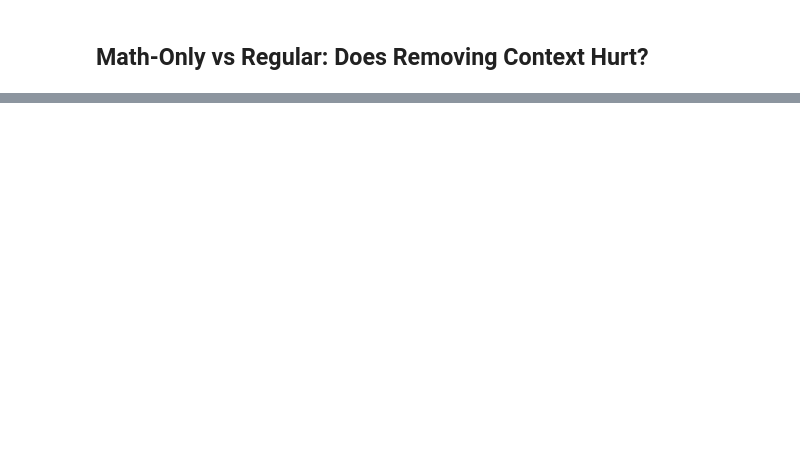
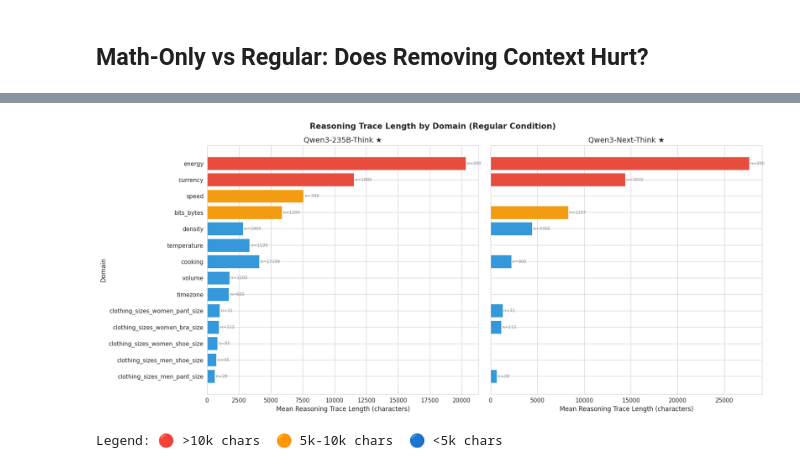
Before and after one commit to janewarren/math_gender, a Jupyter notebook: conversion_test/analyze_results.ipynb, the cells around one changed output, grey strips where cells are left out. Cells and saved outputs as stored; diff of their text form; code cells hidden in the pictures; blank space fills up the shorter version.

```diff
--- a/conversion_test/analyze_results.ipynb
+++ b/conversion_test/analyze_results.ipynb
@@ -573,0 +626,41 @@ Qwen3-Next-Think ★            -11.5               -0.3        5
+# %%
+# ── Reasoning trace length by domain (regular condition) ─────────
+df_reg_reason = df_reasoning[df_reasoning['condition'] == 'regular']
+
+# Aggregate: mean reasoning length per model × domain
+reason_by_domain = df_reg_reason.groupby(['display_name', 'domain'])['reasoning_len'].agg(
+    ['mean', 'median', 'count']
+).reset_index()
+
+# Sort domains by average reasoning length across both models
+domain_order = (reason_by_domain.groupby('domain')['mean']
+                .mean().sort_values(ascending=True).index.tolist())
+
+fig, axes = plt.subplots(1, 2, figsize=(18, 8), sharey=True)
+
+for ax, model_name in zip(axes, ['Qwen3-235B-Think ★', 'Qwen3-Next-Think ★']):
+    mdata = reason_by_domain[reason_by_domain['display_name'] == model_name]
+    mdata = mdata.set_index('domain').reindex(domain_order)
+
+    colors = ['#e74c3c' if m > 10000 else '#f39c12' if m > 5000 else '#3498db'
+              for m in mdata['mean'].fillna(0)]
+
+    bars = ax.barh(mdata.index, mdata['mean'], color=colors, edgecolor='white', linewidth=0.5)
+    ax.set_xlabel('Mean Reasoning Trace Length (characters)')
+    ax.set_title(model_name)
+
+    # Add count labels
+    for bar, (_, row) in zip(bars, mdata.iterrows()):
+        if pd.notna(row['mean']) and row['mean'] > 0:
+            ax.text(bar.get_width() + 100, bar.get_y() + bar.get_height()/2,
+                    f"n={int(row['count'])}", va='center', fontsize=8, color='gray')
+
+axes[0].set_ylabel('Domain')
+fig.suptitle('Reasoning Trace Length by Domain (Regular Condition)', fontsize=15, fontweight='bold')
+plt.tight_layout()
+plt.show()
+
+print("\nLegend: 🔴 >10k chars  🟠 5k-10k chars  🔵 <5k chars")
+# %% [output]
+[figure, added]
+Legend: 🔴 >10k chars  🟠 5k-10k chars  🔵 <5k chars
```
Also changed, not shown: parts of 19 cells of this notebook, 10 other files.
